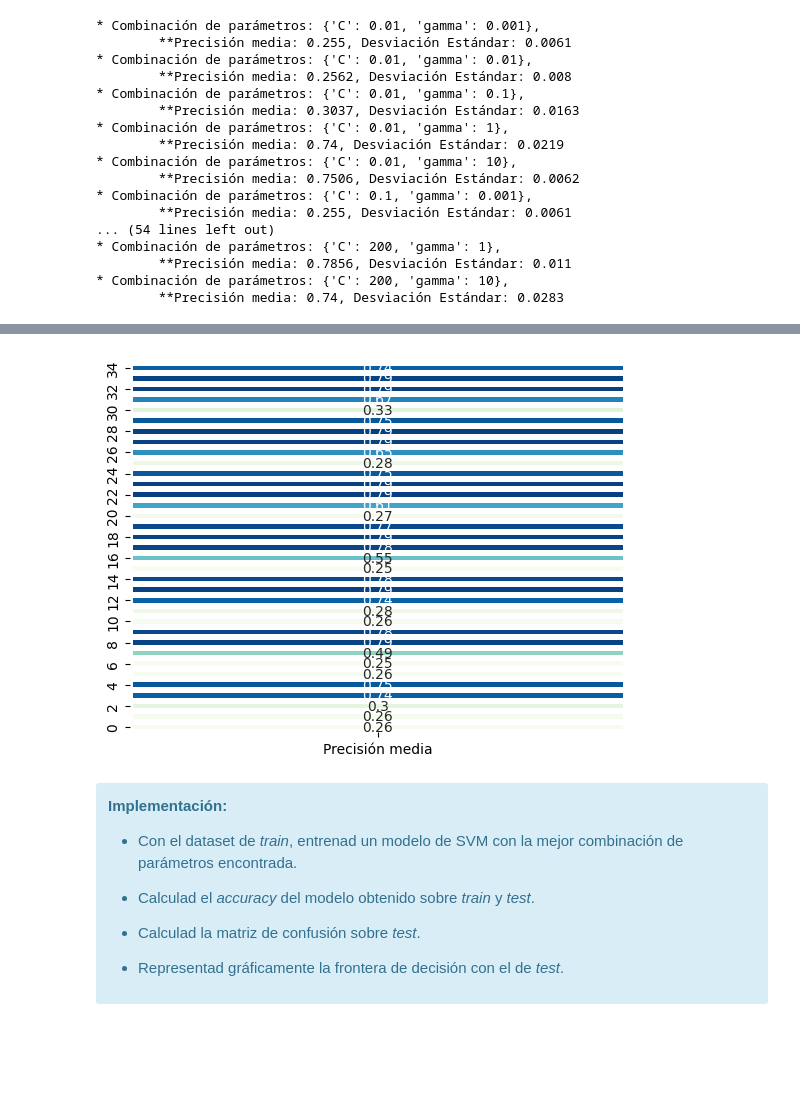
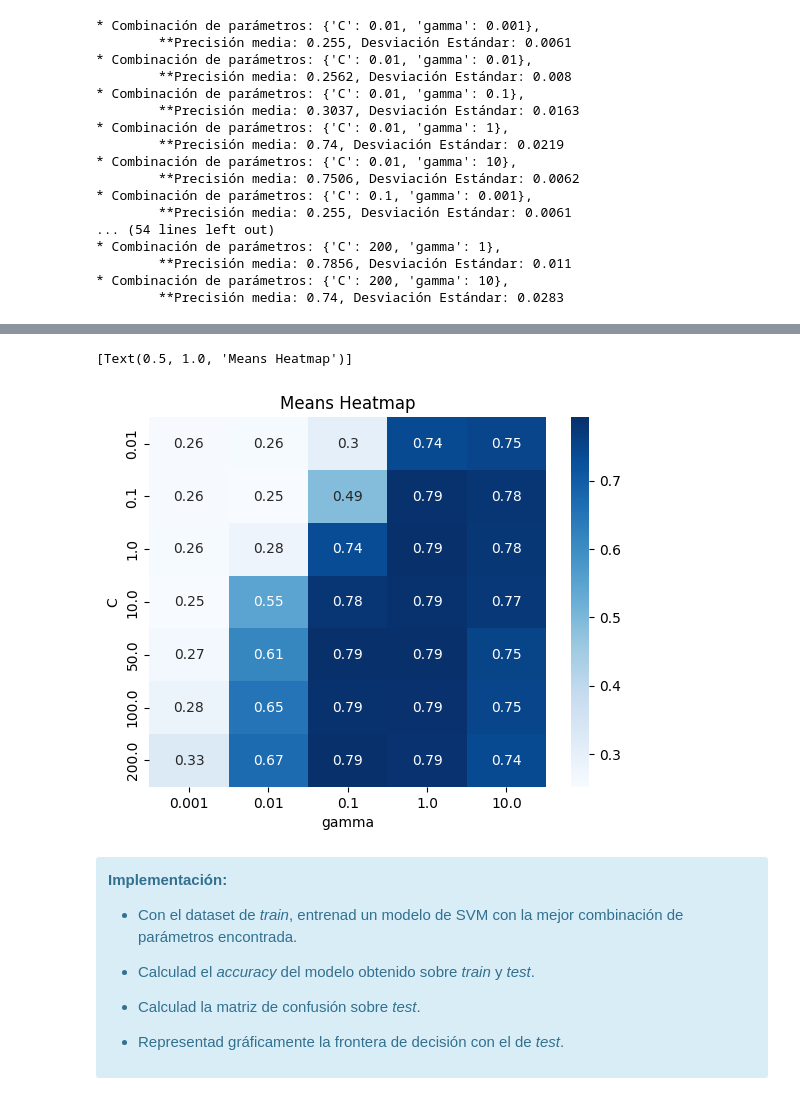
Before and after one commit to JDS1975/M-todos-supervisados, a Jupyter notebook: Copia_de_Copia_de_20222_M2_855_PEC3_JORGE.ipynb, the cells around one changed output, grey strips where cells are left out. Saved outputs shown, nothing was run; the diff lists cells and outputs as text; code cells hidden in the pictures; blank space fills up the shorter version.

```diff
--- a/Copia_de_Copia_de_20222_M2_855_PEC3_JORGE.ipynb
+++ b/Copia_de_Copia_de_20222_M2_855_PEC3_JORGE.ipynb
@@ -547,6 +547,8 @@ param_grid = {'C': val_C, 'gamma': val_gamma}
 # ahora realizamos la selección de mejores parámetros con 4 paticiones estratificadas (cv=4) y obtenemos el mejor estimador elegido por la búsqueda
 grid = GridSearchCV(svm, param_grid,cv = 4)
 grid_search = grid.fit(X_train, y_train)
+params = grid_search.cv_results_['params']
+means = grid_search.cv_results_["mean_test_score"]
 print(grid.best_params_)
 # %% [output]
 {'C': 50, 'gamma': 1}
@@ -604,11 +583,15 @@ for i in val_C:
-# %%
-# Heatmap de la precisión
-ax = sns.heatmap(pd.DataFrame(grid.cv_results_['mean_test_score'], columns=["Precisión media"]), square=False, annot=True, cbar=False, cmap='GnBu', linewidths=4)
-ax.invert_yaxis()
-#ax.set_yticklabels(range(1, 21))
-plt.show()
-# %% [output]
-[figure, removed]
+# %%
+warnings.simplefilter(action='ignore', category=FutureWarning)
+# Heatmap de la precisión
+param1 = [x["C"] for x in params]
+param2 = [x["gamma"] for x in params]
+
+precisions = pd.DataFrame(zip(param1, param2, means), columns=['C', 'gamma', 'means'])
+precisions = precisions.pivot('C', 'gamma', 'means')
+sns.heatmap(precisions,cmap="Blues",annot = True).set(title="Means Heatmap")
+# %% [output]
+[Text(0.5, 1.0, 'Means Heatmap')]
+[figure, added]
 # %% [markdown]
 <div class="alert alert-block alert-info">
 <strong>Implementación:</strong>
```
Also changed, not shown: parts of 22 cells of this notebook.
